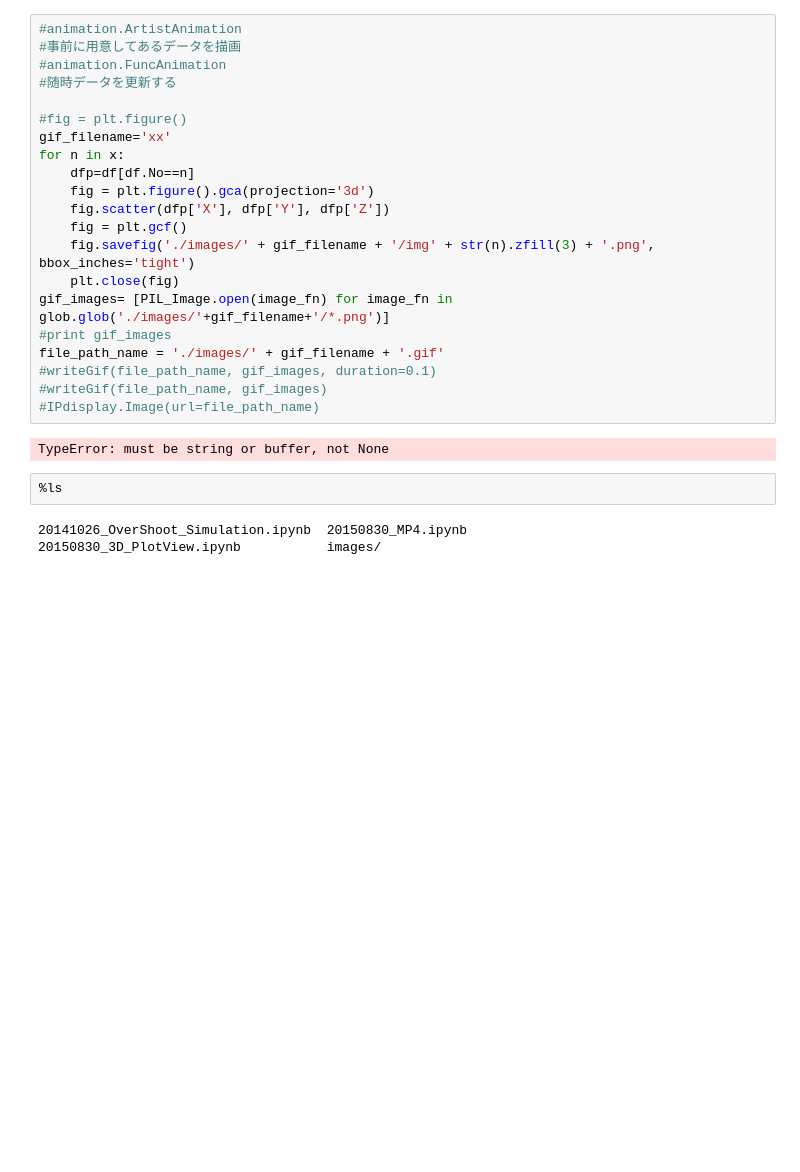
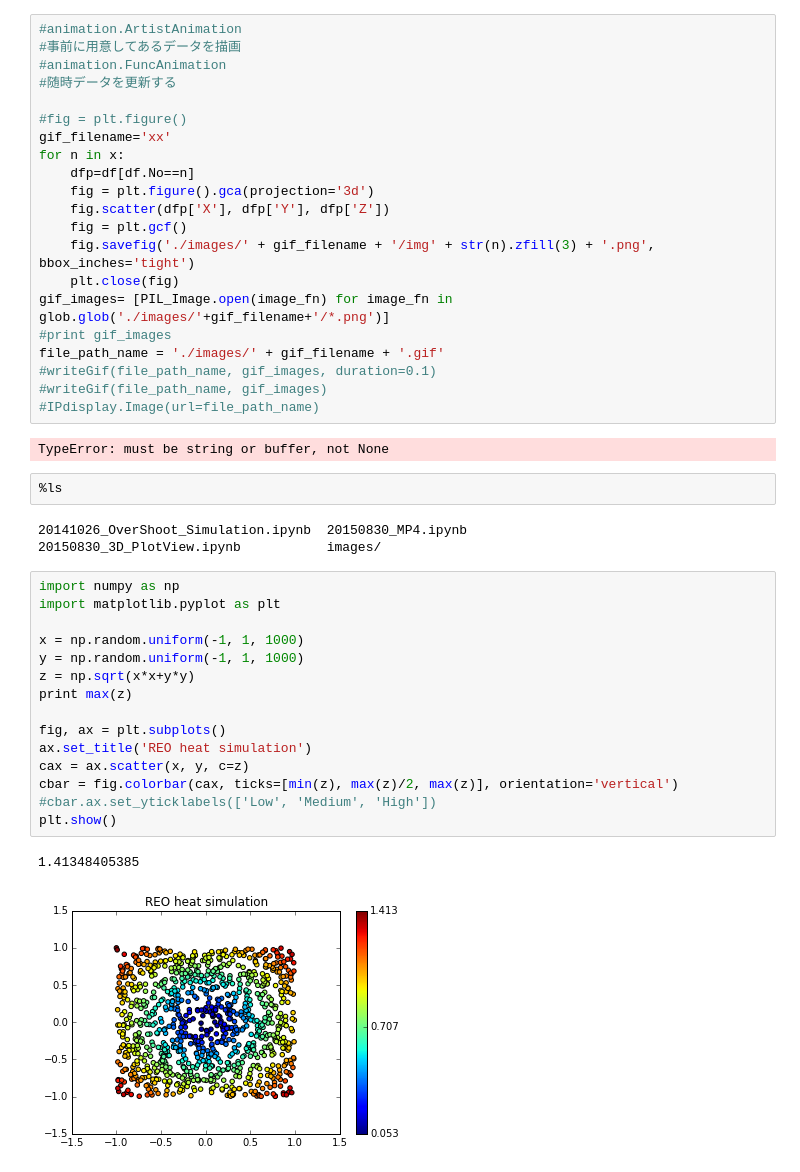
Before and after one commit to morishin8838/Test, a Jupyter notebook: study/20150830_3D_PlotView.ipynb, the cells around one changed output. Drawn from its saved outputs; the diff is of its cells as text; blank space fills up the shorter version.

```diff
--- a/study/20150830_3D_PlotView.ipynb
+++ b/study/20150830_3D_PlotView.ipynb
@@ -69,3 +69,21 @@ TypeError: must be string or buffer, not None
 # %% [output]
 20141026_OverShoot_Simulation.ipynb  20150830_MP4.ipynb
 20150830_3D_PlotView.ipynb           images/
+# %%
+import numpy as np
+import matplotlib.pyplot as plt
+
+x = np.random.uniform(-1, 1, 1000)
+y = np.random.uniform(-1, 1, 1000)
+z = np.sqrt(x*x+y*y)
+print max(z)
+
+fig, ax = plt.subplots()
+ax.set_title('REO heat simulation')
+cax = ax.scatter(x, y, c=z)
+cbar = fig.colorbar(cax, ticks=[min(z), max(z)/2, max(z)], orientation='vertical')
+#cbar.ax.set_yticklabels(['Low', 'Medium', 'High'])
+plt.show()
+# %% [output]
+1.41348405385
+[figure, added]
```
Also changed, not shown: parts of 1 cell of this notebook, 1 other file.
